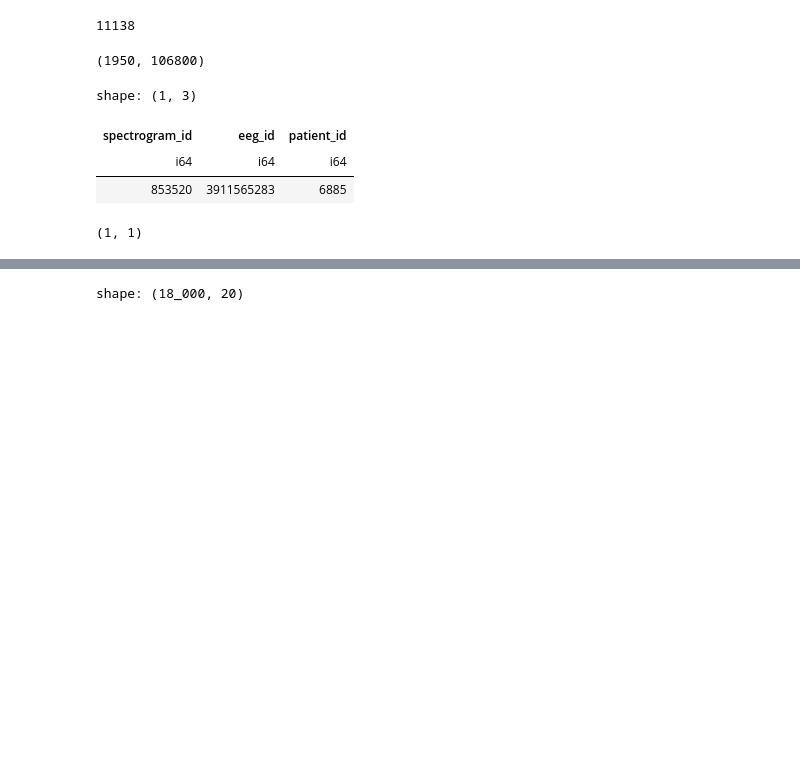
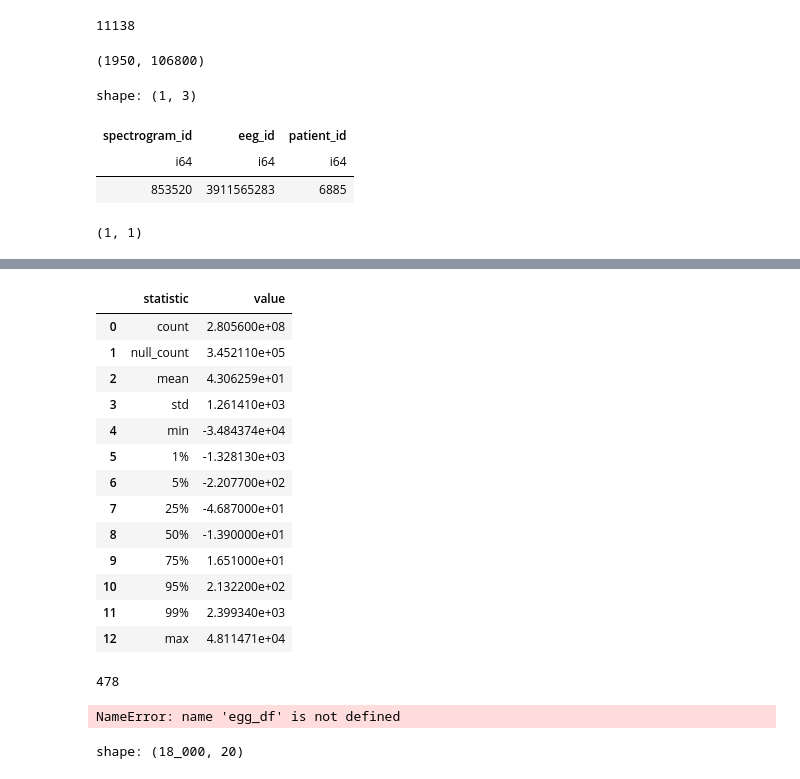
Before and after one commit to mohsinkhn/hms_brain_activity, a Jupyter notebook: 0_eda.ipynb, the cells around one changed output, grey strips where cells are left out. Saved outputs shown, nothing was run; the diff lists cells and outputs as text; code cells hidden in the pictures; blank space fills up the shorter version.

```diff
--- a/0_eda.ipynb
+++ b/0_eda.ipynb
@@ -128,0 +133,3 @@ eeg_df = pl.read_parquet(f"../data/train_eegs/{df['eeg_id'][0]}.parquet")
+# %%
+eeg_files = list(Path("./data/train_eegs").glob("*.parquet"))
+len(eeg_files)
@@ -128,0 +146,8 @@ eeg_df = pl.read_parquet(f"../data/train_eegs/{df['eeg_id'][0]}.parquet")
+# %%
+eeg_df = None
+for eeg in tqdm(eeg_files):
+    if eeg_df is None:
+        eeg_df = pl.read_parquet(eeg)
+    else:
+        eeg_df = eeg_df.vstack(pl.read_parquet(eeg))
+eeg_df.shape
@@ -129,3 +179,33 @@ eeg_df = pl.read_parquet(f"../data/train_eegs/{df['eeg_id'][0]}.parquet")
+# %%
+eeg_df = eeg_df.with_columns(
+    (pl.col("EKG").abs().log1p() * pl.col("EKG").sign()).alias("EKGlog"),
+)
+# %%
+eeg_df["F3"].describe(percentiles=[0.01, 0.05, 0.25, 0.5, 0.75, 0.95, 0.99]).to_pandas()
+# %% [output]
+|  | statistic | value |
+| 0 | count | 2.805600e+08 |
+| 1 | null_count | 3.452110e+05 |
+| 2 | mean | 4.306259e+01 |
+| 3 | std | 1.261410e+03 |
+| 4 | min | -3.484374e+04 |
+| 5 | 1% | -1.328130e+03 |
+| 6 | 5% | -2.207700e+02 |
+| 7 | 25% | -4.687000e+01 |
+| 8 | 50% | -1.390000e+01 |
+| 9 | 75% | 1.651000e+01 |
+| 10 | 95% | 2.132200e+02 |
+| 11 | 99% | 2.399340e+03 |
+| 12 | max | 4.811471e+04 |
+# %%
+import gc
+gc.collect()
+# %% [output]
+478
+# %%
+egg_df.describe()
+# %% [output]
+NameError: name 'egg_df' is not defined
 # %%
 eeg_df
 # %% [output]
```
Also changed, not shown: parts of 7 cells of this notebook, 8 other files.
